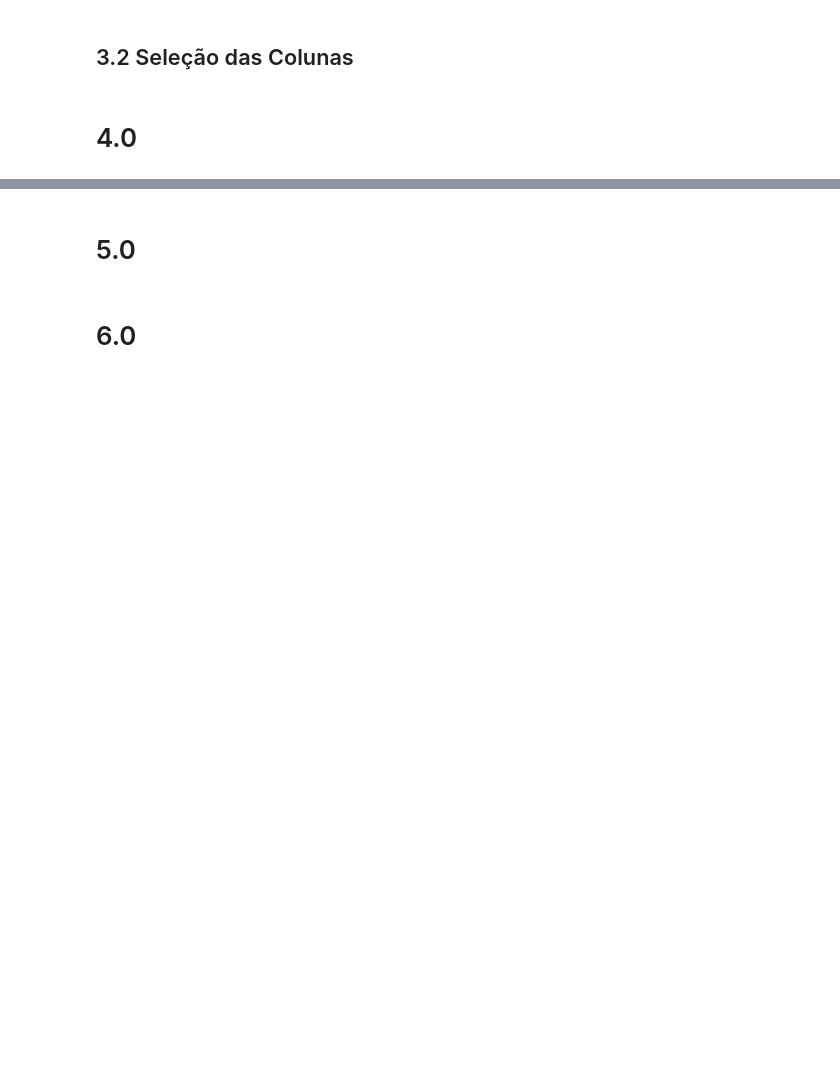
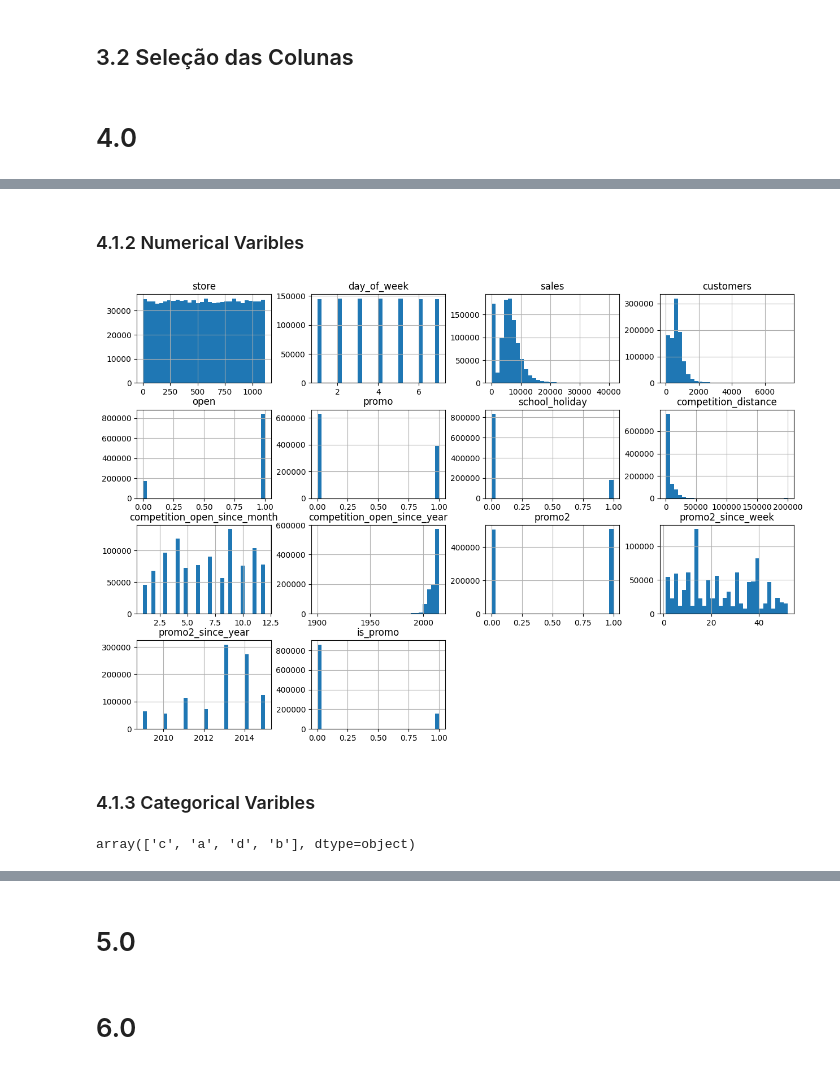
Before and after one commit to juanzimmer/ds_prod_resumo, a Jupyter notebook: notebook.ipynb, the cells around one changed output, grey strips where cells are left out. Saved outputs shown, nothing was run; the diff lists cells and outputs as text; code cells hidden in the pictures; blank space fills up the shorter version.

```diff
--- a/notebook.ipynb
+++ b/notebook.ipynb
@@ -448,0 +460,12 @@ df3.drop(columns=['customers', 'open', 'promo_interval', 'month_map'], axis=1, i
+# %% [markdown]
+### 4.1.2 Numerical Varibles
+# %%
+num_atributes.hist(bins=30, figsize=(15, 10));
+# %% [output]
+[figure, added]
+# %% [markdown]
+### 4.1.3 Categorical Varibles
+# %%
+df4['store_type'].unique()
+# %% [output]
+array(['c', 'a', 'd', 'b'], dtype=object)
```
Also changed, not shown: parts of 7 cells of this notebook.
